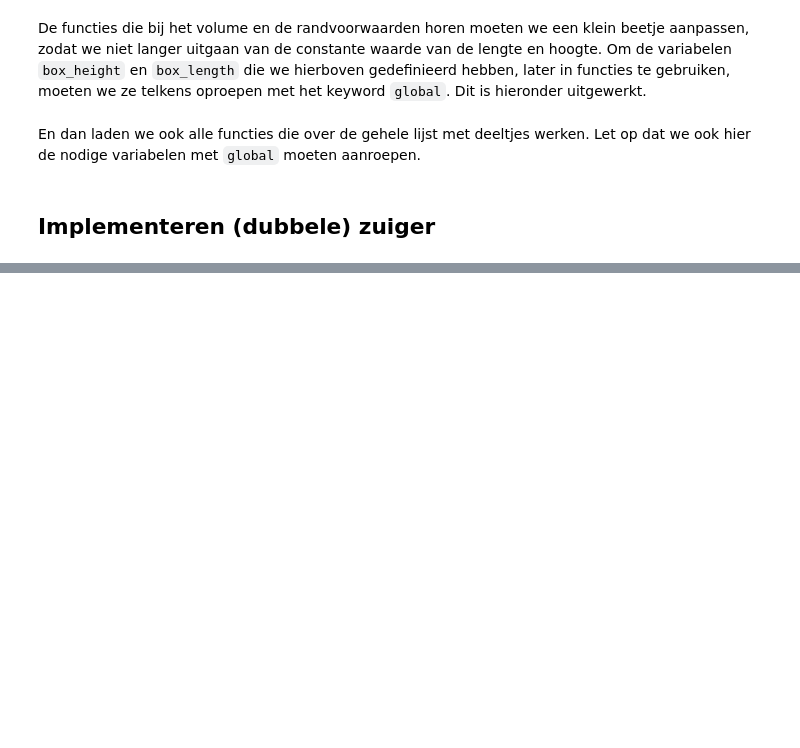
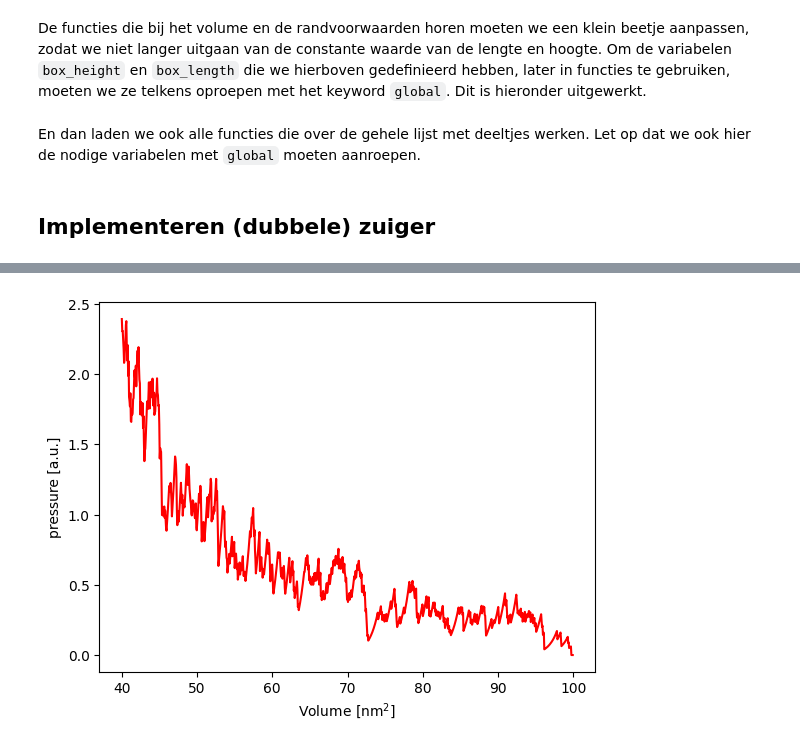
Before and after one commit to Contemporary-Physicslab/PySim, a Jupyter notebook: book/Q2/arbeid.ipynb, the cells around one changed output, grey strips where cells are left out. Cells and saved outputs as stored; diff of their text form; code cells hidden in the pictures; blank space fills up the shorter version.

```diff
--- a/book/Q2/arbeid.ipynb
+++ b/book/Q2/arbeid.ipynb
@@ -145,0 +267,26 @@ def take_time_step(particles):
+# %%
+#VOORBEELDUITWERKING
+
+particles = []
+volumes = np.zeros(1000, dtype=float)
+pressures = np.zeros(1000, dtype=float)
+# times = np.linspace(1, 100, 100)
+
+pressure = 0.0
+box_length = BOX_SIZE_0         # zetten zuiger terug
+v_piston = V_PISTON_0
+create_particles(particles)     # resetten deeltjes
+for i in range(1000):
+    take_time_step(particles)
+    volumes[i] = box_length * box_height
+    pressures[i] = pressure
+
+plt.figure()
+plt.xlabel('Volume [nm$^2$]')
+plt.ylabel('pressure [a.u.]')
+
+plt.plot(volumes, pressures, '-r')
+
+plt.show()
+# %% [output]
+[figure, added]
```
Also changed, not shown: parts of 34 cells of this notebook.
